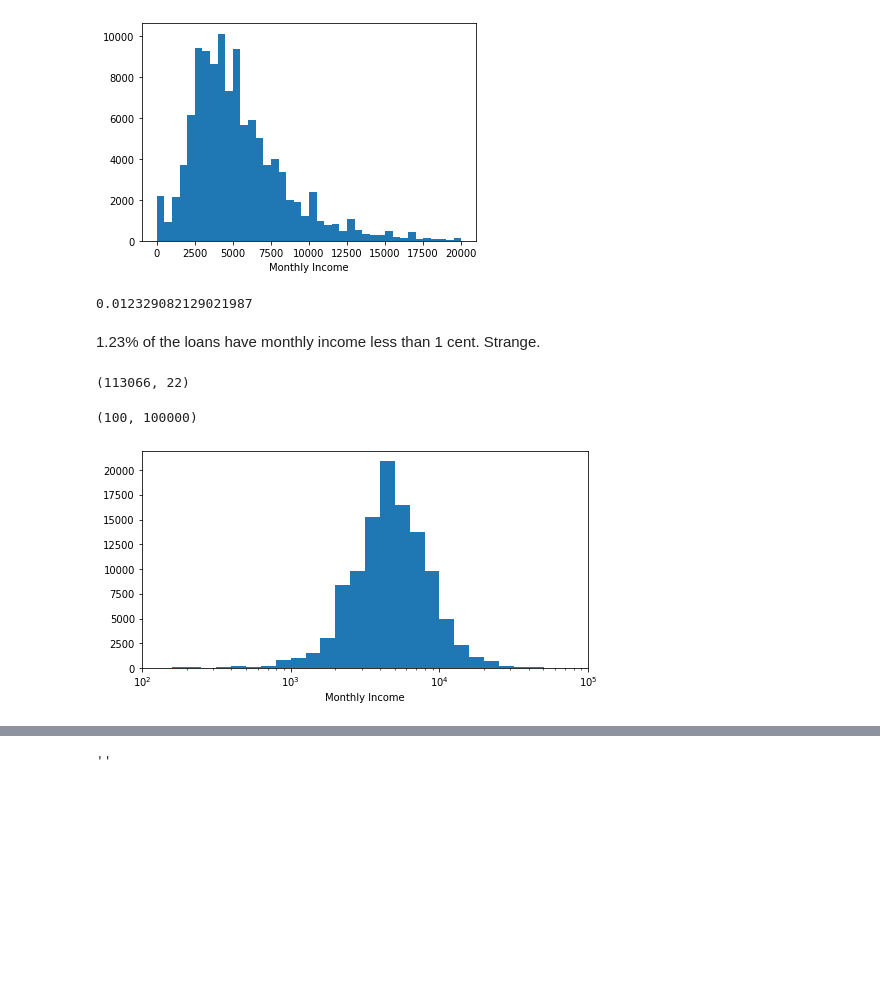
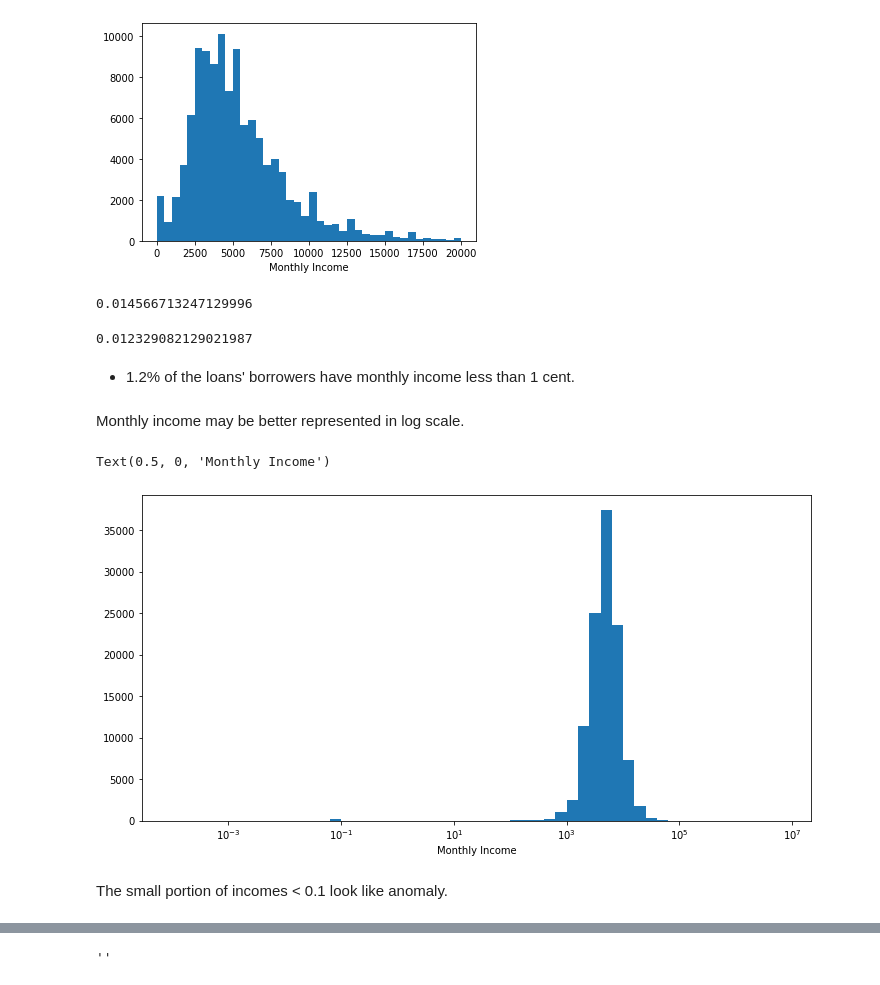
Before and after one commit to xiaohuach/UdacityProject-DataVisualization, a Jupyter notebook: Loan.ipynb, the cells around one changed output, grey strips where cells are left out. Saved outputs shown, nothing was run; the diff lists cells and outputs as text; code cells hidden in the pictures; blank space fills up the shorter version.

```diff
--- a/Loan.ipynb
+++ b/Loan.ipynb
@@ -224,7 +224,7 @@ df.ListingCreationDate.min()
 Timestamp('2005-11-09 20:44:28.847000')
 # %%
 # clean up a few column names
-df = df.rename(columns = {'ProsperRating (numeric)':'ProsperRating','ListingCategory (numeric)':'ListingCategory'})
+df.rename(columns = {'ProsperRating (numeric)':'ProsperRating','ListingCategory (numeric)':'ListingCategory'}, inplace = True)
 # %%
 df.describe()
 # %% [output]
@@ -262,2 +259,0 @@ and prepare yourself to look at relationships between variables.
-# %%
-df.drop('CreditScoreRangeUpper.1', axis=1, inplace = True)
@@ -427,24 +408,26 @@ plt.xlabel('Monthly Income')
 # %% [output]
 ''
 [figure]
+# %%
+df[df.StatedMonthlyIncome<1].shape[0]/df.shape[0]
+# %% [output]
+0.014566713247129996
 # %%
 df[df.StatedMonthlyIncome<0.01].shape[0]/df.shape[0]
 # %% [output]
 0.012329082129021987
 # %% [markdown]
-1.23% of the loans have monthly income less than 1 cent. Strange.
+* 1.2% of the loans' borrowers have monthly income less than 1 cent.
-# %%
-df.shape
-# %% [output]
-(113066, 22)
+# %% [markdown]
+Monthly income may be better represented in log scale.
 # %%
-plt.figure(figsize = [8,4])
-xt = 10**np.arange(1,7, 0.1)
+plt.figure(figsize = [12,6])
+xt = 10**np.arange(-4,7, 0.2)
 plt.hist( x = df['StatedMonthlyIncome'], bins= xt )
 plt.xscale('log')
 plt.xlabel('Monthly Income')
-
-plt.xlim(100, 100000)
 # %% [output]
-(100, 100000)
+Text(0.5, 0, 'Monthly Income')
-[figure, old version]
+[figure, new version]
+# %% [markdown]
+The small portion of incomes < 0.1 look like anomaly.
```
Also changed, not shown: parts of 64 cells of this notebook, 1 other file.
